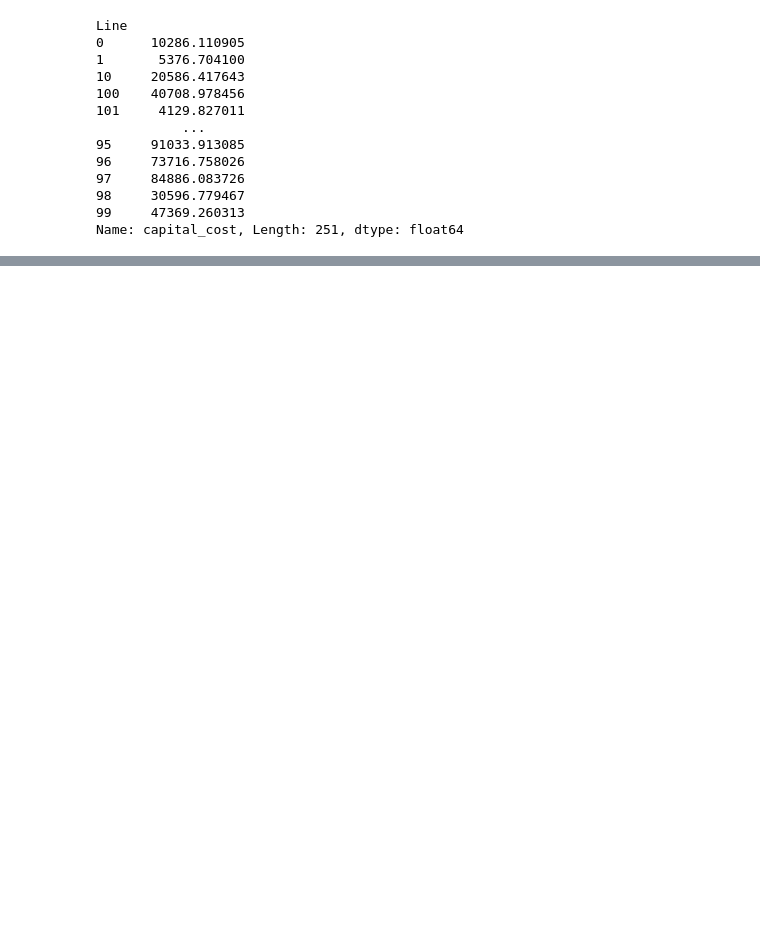
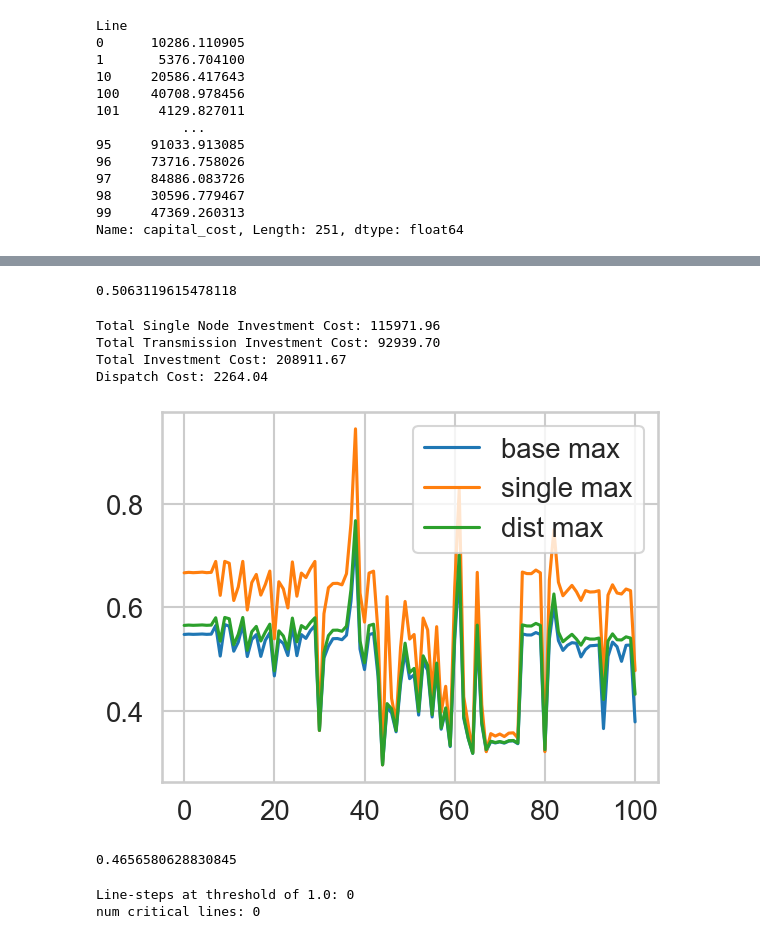
Before and after one commit to llanoajm/zap, a Jupyter notebook: development/transmission_lever_exps.ipynb, the cells around one changed output, grey strips where cells are left out. Cells and saved outputs as stored; diff of their text form; code cells hidden in the pictures; blank space fills up the shorter version.

Commit message:
congestion price metrics testing

```diff
--- a/development/transmission_lever_exps.ipynb
+++ b/development/transmission_lever_exps.ipynb
@@ -584,0 +619,12 @@ Name: capital_cost, Length: 251, dtype: float64
+# %%
+# dist_planning_devices already includes the distributed DC injection we want
+
+dist_planning_exp_params_dict = {
+    "trans_expansion_factor": 1.05,
+    "op_obj_selector": "dispatch", # "dispatch" or "lmp" or "line_util" or "delta_line_util" which defaults to meanmax
+    "lmp_metric": "sumsmoothmax",
+    "lmp_beta": 1000.0,
+    "num_iters": 10
+}
+
+dist_planning_state, dist_P = run_planning_experiment(pypsa_net, dist_planning_devices, planning_exp_params_dict)
@@ -584,0 +649,33 @@ Name: capital_cost, Length: 251, dtype: float64
+# %%
+# Simulate the dispatch outcome with the planned line capacities
+dist_planned_line_capacities = dist_planning_state[0]["line_capacity"]
+dist_planned_devices = deepcopy(dist_planning_devices)
+dist_planned_devices[3].nominal_capacity = dist_planned_line_capacities
+
+dist_planned_outcome = pypsa_net.dispatch(
+    dist_planned_devices, time_horizon=96, solver=cp.CLARABEL, add_ground=False
+)
+# %%
+actual_dist_stats  = node_price_summaries(dist_planned_outcome.prices, topk=5)
+# %%
+print(np.mean(actual_dist_stats["max"]))
+# %% [output]
+0.5063119615478118
+# %%
+metric = "max" # mean, max, p95, p99, mean_top5
+plt.plot(base_stats["p95"], label="base "+metric)
+plt.plot(single_stats["p95"], label="single "+metric)
+plt.plot(actual_dist_stats["p95"], label="dist "+metric)
+plt.legend()
+
+dollars_per_mw_converter = 0.56
+print(f"Total Single Node Investment Cost: {1000 * CAPITAL_COSTS[0] * dollars_per_mw_converter:.2f}")
+print(f"Total Transmission Investment Cost: {dist_P.get_inv_cost() * 100 * 1000:.2f}")
+print(f"Total Investment Cost: {1000*CAPITAL_COSTS[0] * dollars_per_mw_converter + dist_P.get_inv_cost() * 100 * 1000:.2f}")
+print(f"Dispatch Cost: {dist_P.get_op_cost():.2f}")
+# %% [output]
+Total Single Node Investment Cost: 115971.96
+Total Transmission Investment Cost: 92939.70
+Total Investment Cost: 208911.67
+Dispatch Cost: 2264.04
+[figure, added]
@@ -584,0 +686,29 @@ Name: capital_cost, Length: 251, dtype: float64
+# %%
+np.sum(dist_line_diff)
+# %% [output]
+0.4656580628830845
+# %%
+##--- Usage ---##
+dist_line_nom_caps = dist_planned_devices[3].nominal_capacity.squeeze()
+dist_planned_flows  = dist_planned_outcome.power[3][1]   # [251,96]
+base_flows    = base_outcome.power[3][1]          # [251,96]
+threshold = 1.0
+
+single_node_metrics = line_util_metrics(dist_planned_flows, base_flows, dist_line_nom_caps, thr=threshold)
+print(f"Line-steps at threshold of {threshold}: {single_node_metrics['hours_a'].sum()}")
+
+crit_idx, single_vs_base = critical_lines_from_base(
+    base_flows=base_flows,
+    single_flows=dist_planned_flows,
+    line_nom_caps=dist_line_nom_caps,
+    thr=threshold
+)
+
+print("num critical lines:", len(crit_idx))
+# Now later you can evaluate distributed vs single (or distributed vs base) using line_util_metrics(...)
+# dist_flows = dist_outcome.power[3][1]
+# dist_vs_single = line_util_metrics(single_flows, dist_flows, line_nom_caps, thr=0.90)
+# and then look at dist_vs_single["d_peak"][crit_idx], etc.
+# %% [output]
+Line-steps at threshold of 1.0: 0
+num critical lines: 0
```
Also changed, not shown: parts of 24 cells of this notebook.
